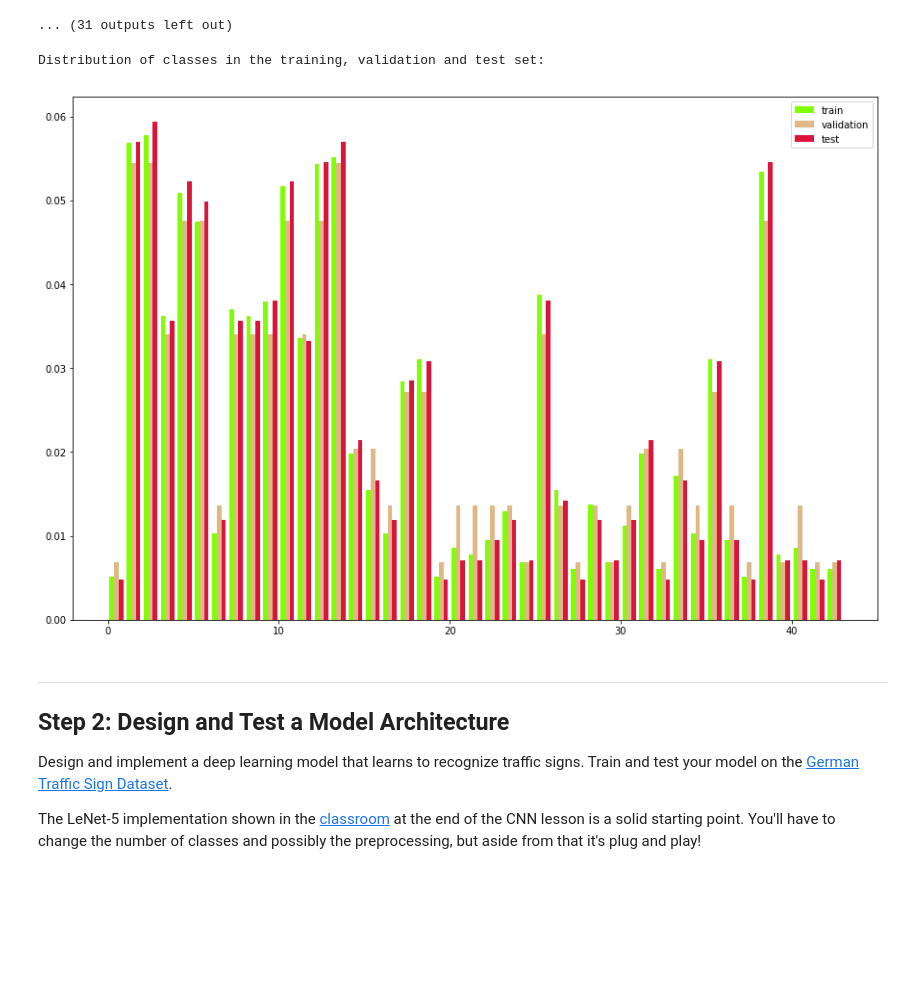
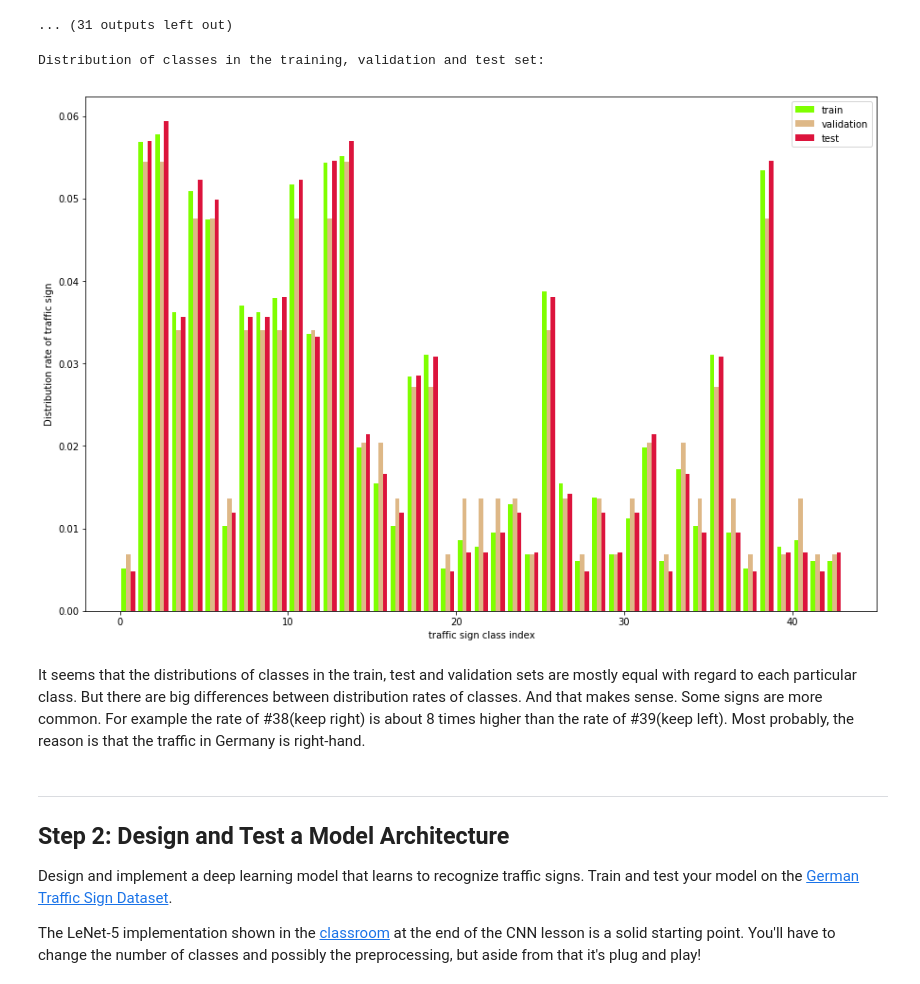
Before and after one commit to magak/CDC_Task2, a Jupyter notebook: TSC.ipynb, the cells around one changed output. Saved outputs shown, nothing was run; the diff lists cells and outputs as text; code cells hidden in the pictures; blank space fills up the shorter version.

```diff
--- a/TSC.ipynb
+++ b/TSC.ipynb
@@ -293,16 +301,20 @@ for i in range(43):
 # %%
 plt.figure(figsize=(15,10))
 bins = np.arange(n_classes+1)
 # the histogram of the data with histtype='step'
 n, bins, patches = plt.hist([y_train, y_valid, y_test], bins, normed=1, histtype='bar', rwidth=0.8,
                             color=['chartreuse', 'burlywood', 'crimson'],
                             label=['train', 'validation', 'test']
                            )
+plt.ylabel('Distribution rate of traffic sign')
+plt.xlabel('traffic sign class index')
 plt.legend()
 print('Distribution of classes in the training, validation and test set:')
 # %% [output]
 Distribution of classes in the training, validation and test set:
-[figure, old version]
+[figure, new version]
+# %% [markdown]
+It seems that the distributions of classes in the train, test and validation sets are mostly equal with regard to each particular class. But there are big differences between distribution rates of classes. And that makes sense. Some signs are more common. For example the rate of #38(keep right) is about 8 times higher than the rate of #39(keep left). Most probably, the reason is that the traffic in Germany is right-hand.
 # %% [markdown]
 ----
 
```
Also changed, not shown: parts of 37 cells of this notebook.
